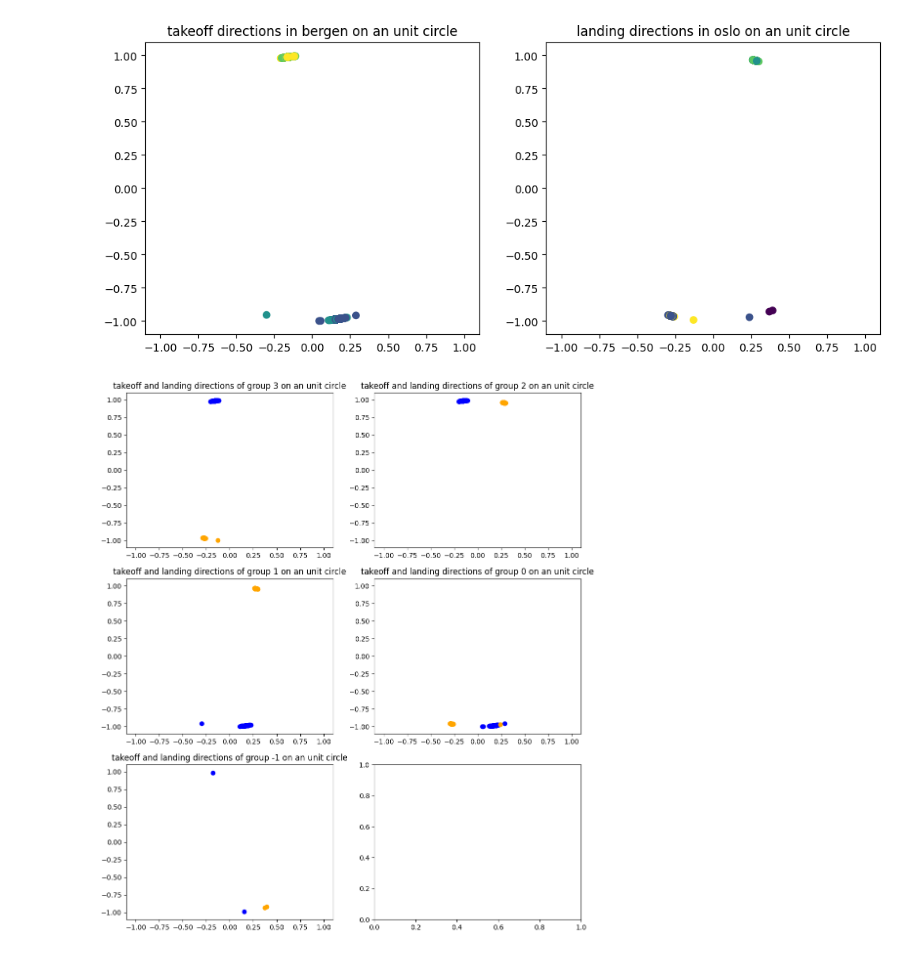
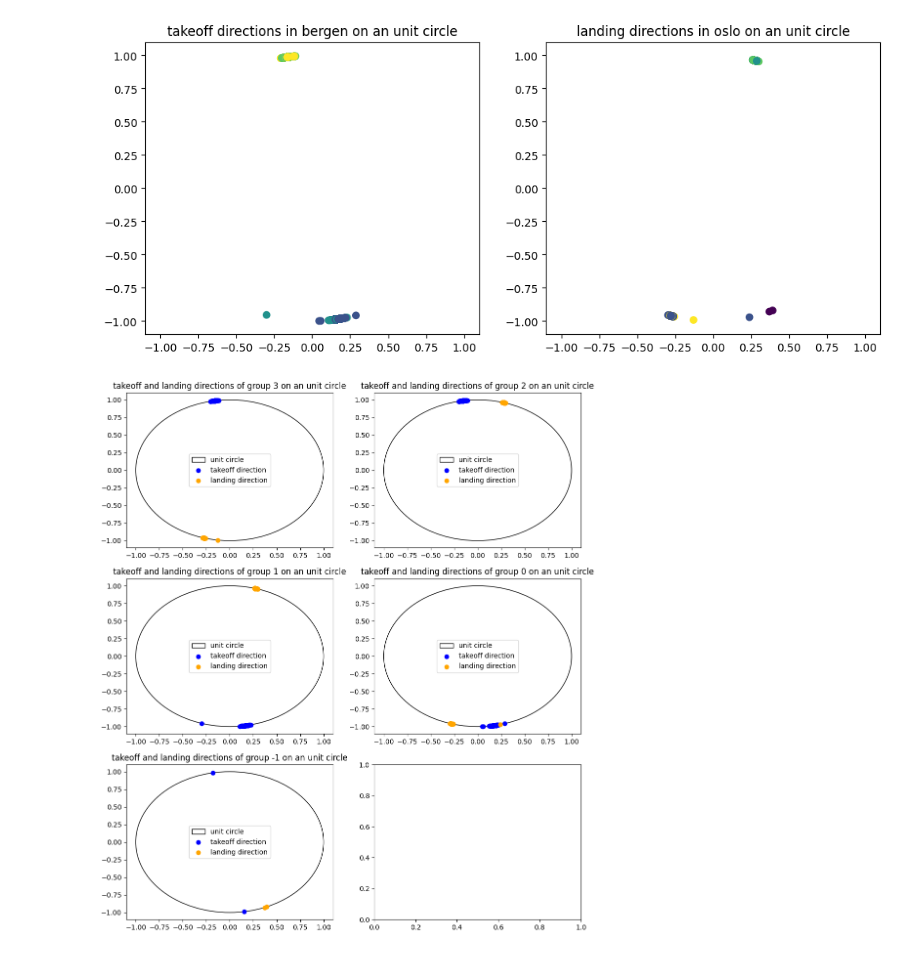
Before and after one commit to tobbensol/masters-thesis, a Jupyter notebook: cluser_by_direction.ipynb, the cells around one changed output. Drawn from its saved outputs; the diff is of its cells as text; code cells hidden in the pictures.

Commit message:
added unit circle to landing and takeoff direction plot

```diff
--- a/cluser_by_direction.ipynb
+++ b/cluser_by_direction.ipynb
@@ -142,18 +142,21 @@ plt.show()
 # %%
 fig, ax = plt.subplots(3, 2)
 locs = {3: (0, 0), 2: (0, 1), 1: (1, 0), 0: (1, 1), -1: (2, 0)}
 for i in range(3, -2, -1):
     y, x = locs[i]
     filtered_by_label = labeled_dataset.loc[labeled_dataset['cluster_label'] == i]
 
+    circle = plt.Circle((0, 0), 1, fill=False)
+    ax[y, x].add_patch(circle)
     ax[y, x].scatter(filtered_by_label['start_x'], filtered_by_label['start_y'], c='blue')
     ax[y, x].scatter(filtered_by_label['end_x'], filtered_by_label['end_y'], c='orange')
+    ax[y, x].legend(["unit circle","takeoff direction", "landing direction"])
     ax[y, x].set_xlim([-1.1, 1.1])
     ax[y, x].set_ylim([-1.1, 1.1])
     ax[y, x].set_title(f"takeoff and landing directions of group {i} on an unit circle")
 
     fig.set_figwidth(12)
     fig.set_figheight(14)
 plt.show()
 # %% [output]
-[figure, old version]
+[figure, new version]
```
